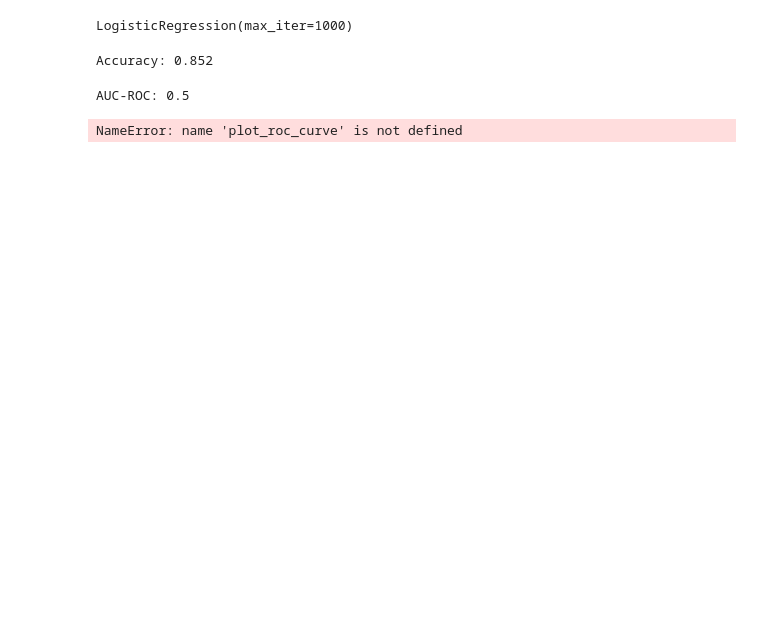
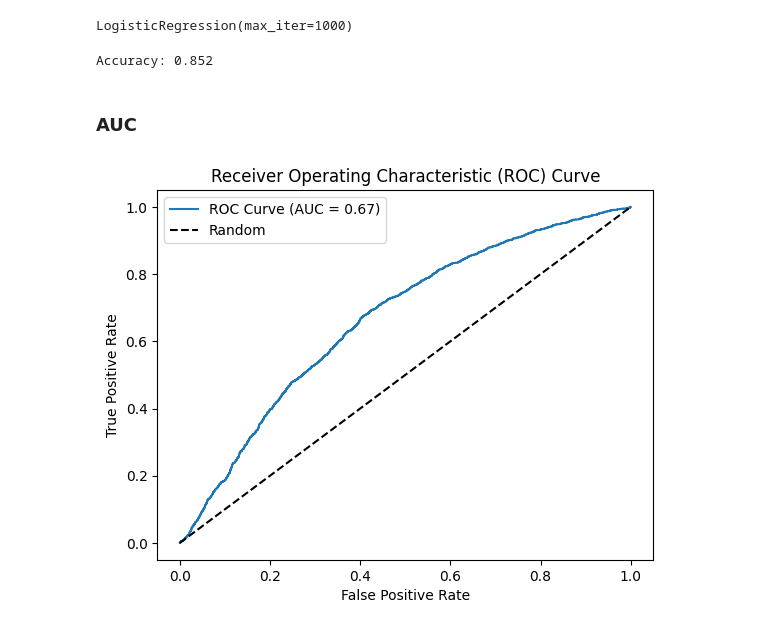
Before and after one commit to NodiraTillayeva/BritishAirwaysInternship, a Jupyter notebook: Task2/Getting Started.ipynb, the cells around one changed output. Saved outputs shown, nothing was run; the diff lists cells and outputs as text; code cells hidden in the pictures; blank space fills up the shorter version.

```diff
--- a/Task2/Getting Started.ipynb
+++ b/Task2/Getting Started.ipynb
@@ -163,15 +169,31 @@ print("Accuracy:", accuracy)
 decision_scores = logistic_regression.decision_function(X_test_scaled)
 # %% [output]
 Accuracy: 0.852
-# %%
-# Calculate the AUC-ROC
-auc = roc_auc_score(y_test, y_pred)
-print("AUC-ROC:", auc)
-# %% [output]
-AUC-ROC: 0.5
-# %%
-# Plot the ROC curve
-plot_roc_curve(logistic_regression, X_test_scaled, y_test)
-plt.show()
-# %% [output]
-NameError: name 'plot_roc_curve' is not defined
+# %% [markdown]
+### AUC
+# %%
+import matplotlib.pyplot as plt
+from sklearn.metrics import roc_curve, roc_auc_score
+
+# Assuming you have already trained your logistic regression model (logistic_regression)
+# and have the scaled test data (X_test_scaled) and corresponding labels (y_test)
+
+# Get the predicted probabilities for the positive class
+y_probs = logistic_regression.predict_proba(X_test_scaled)[:, 1]
+
+# Compute the false positive rate, true positive rate, and thresholds
+fpr, tpr, thresholds = roc_curve(y_test, y_probs)
+
+# Compute the area under the ROC curve (AUC)
+auc = roc_auc_score(y_test, y_probs)
+
+# Plot the ROC curve
+plt.plot(fpr, tpr, label=f'ROC Curve (AUC = {auc:.2f})')
+plt.plot([0, 1], [0, 1], 'k--', label='Random')
+plt.xlabel('False Positive Rate')
+plt.ylabel('True Positive Rate')
+plt.title('Receiver Operating Characteristic (ROC) Curve')
+plt.legend()
+plt.show()
+# %% [output]
+[figure, added]
```
Also changed, not shown: parts of 3 cells of this notebook, 3 other files.
